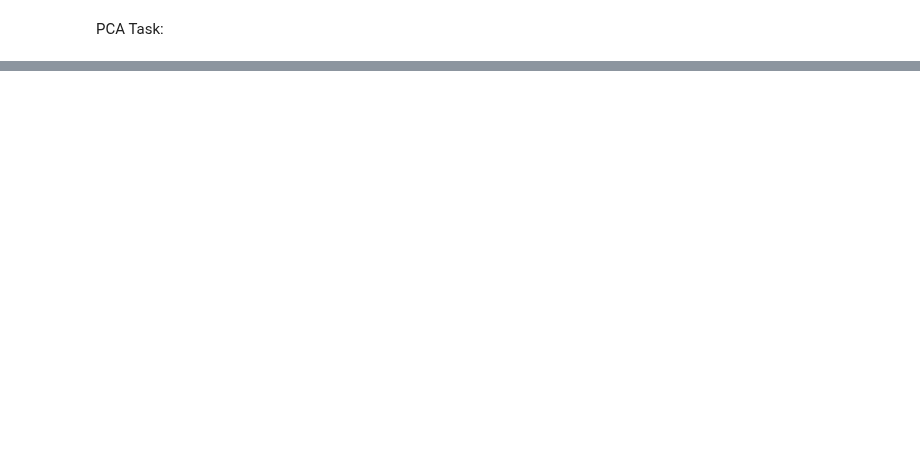
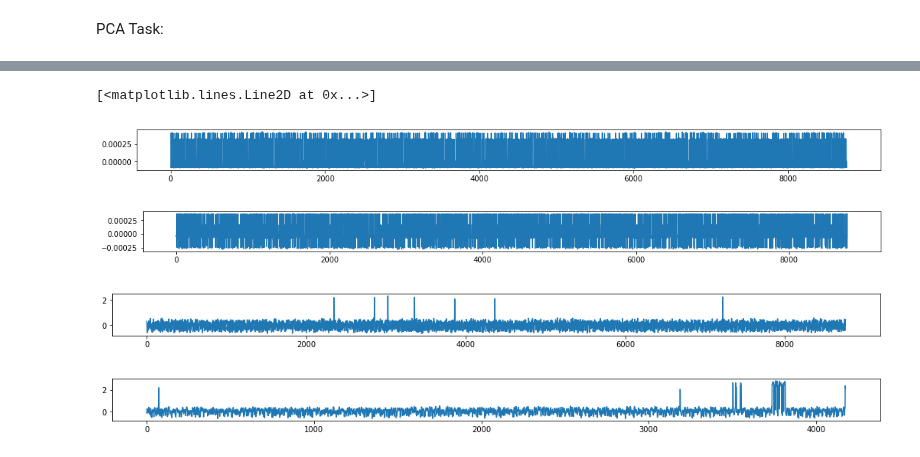
Before and after one commit to sirpandemona/CDA, a Jupyter notebook: Exercise 2/Exploration.ipynb, the cells around one changed output, grey strips where cells are left out. Cells and saved outputs as stored; diff of their text form; code cells hidden in the pictures; blank space fills up the shorter version.

```diff
--- a/Exercise 2/Exploration.ipynb
+++ b/Exercise 2/Exploration.ipynb
@@ -115,0 +287,38 @@ safe_traffic = spes <= q_stat
+# %%
+#Test dataset 1
+x = x_1
+y = y_1
+(n,m) = x.shape
+
+pca = PCA(n_components=m)
+pca.fit(x)
+proj_x = pca.transform(x)
+norm_x = normalize(proj_x, norm='l1', axis=0)
+
+plt.figure(figsize=(18,1))
+plt.plot(norm_x[:,0])
+plt.figure(figsize=(18,1))
+plt.plot(norm_x[:,1])
+
+idx =  seperate_anomalous(norm_x, t,m)
+r= idx-1
+prin_comps = pca.components_
+P = prin_comps[:,0:r]
+C = np.dot(P, P.T)
+I = np.identity(m)
+
+x_n = np.dot(C, x.T)
+x_a = np.dot(I-C, x.T)
+
+plt.figure(figsize=(18,1))
+plt.plot(x_a[0,:])
+
+x_2_a = np.dot(I-C, x_2.T)
+plt.figure(figsize=(18,1))
+plt.plot(x_2_a[0,:])
+# %% [output]
+[<matplotlib.lines.Line2D at 0x...>]
+[figure, added]
+[figure, added]
+[figure, added]
+[figure, added]
```
Also changed, not shown: parts of 7 cells of this notebook.
